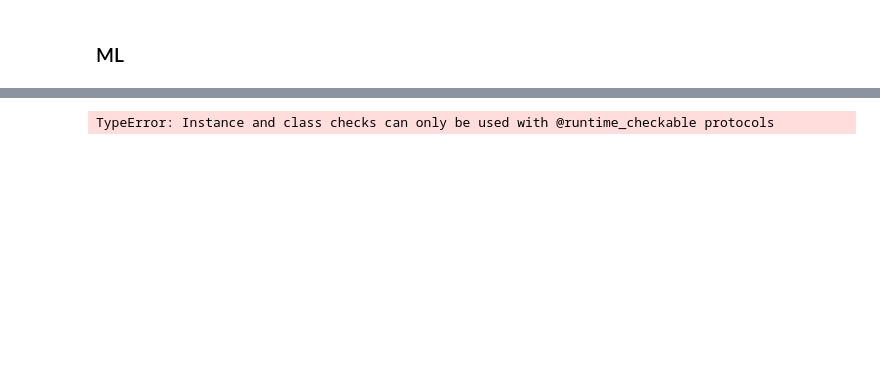
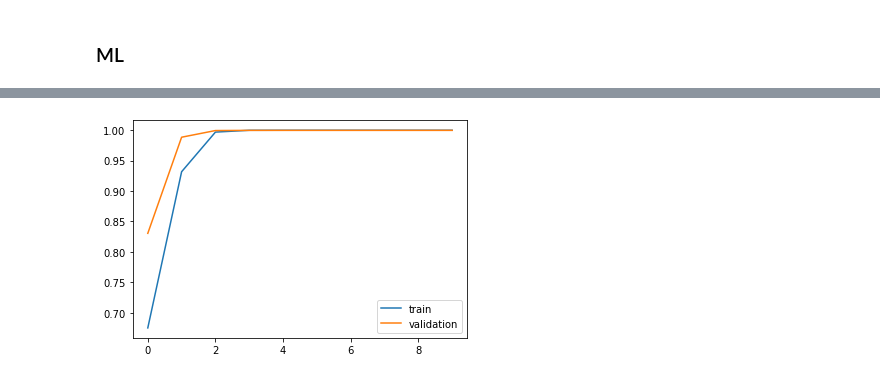
Before and after one commit to MatDagommer/crispr-genomics, a Jupyter notebook: data exploring.ipynb, the cells around one changed output, grey strips where cells are left out. Cells and saved outputs as stored; diff of their text form; code cells hidden in the pictures; blank space fills up the shorter version.

Commit message:
added linear model

```diff
--- a/data exploring.ipynb
+++ b/data exploring.ipynb
@@ -459,3 +349,3 @@ device="cpu"
 # %%
-model = Net(10).to(device)
+model = Net(nb_genes).to(device)
 # %%
@@ -463,7 +353,7 @@ optimizer = torch.optim.SGD(model.parameters(), lr=0.01, momentum=0.9)
 # %%
-X = gene_expression.dropna().iloc[:300,1:1001].to_numpy()
+X = gene_expression.dropna().iloc[:500,1:nb_genes + 1].to_numpy().astype('double')
 # %%
-y = gene_effect.dropna().iloc[:300,1:1001].to_numpy()
+y = gene_effect.dropna().iloc[:500,1:nb_genes + 1].to_numpy().astype('double')
 # %%
 index = np.arange(len(X))
 np.random.shuffle(index)
@@ -496,4 +388,9 @@ torch.Size([240, 1000])
 # %%
-train_model(model, X_train, y_train, X_val, y_val, device)
+trained_model, train_accs, val_accs = train_model(model, X_train, y_train, X_val, y_val, device)
-# %% [output]
-TypeError: Instance and class checks can only be used with @runtime_checkable protocols
+# %%
+plt.plot(train_accs[:10], label = "train")
+plt.plot(val_accs[:10], label = "validation")
+plt.legend()
+plt.show()
+# %% [output]
+[figure, added]
```
Also changed, not shown: parts of 54 cells of this notebook.
